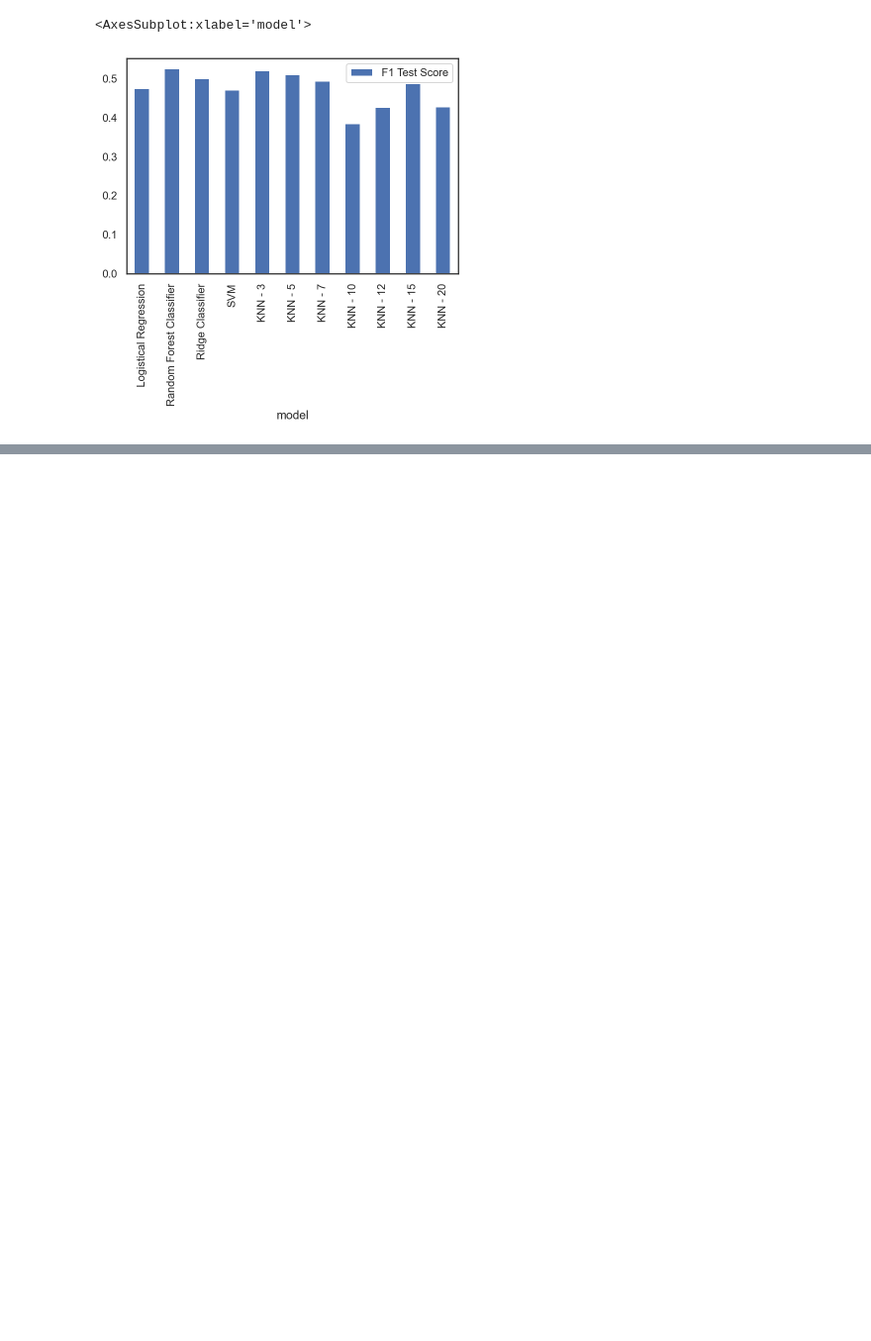
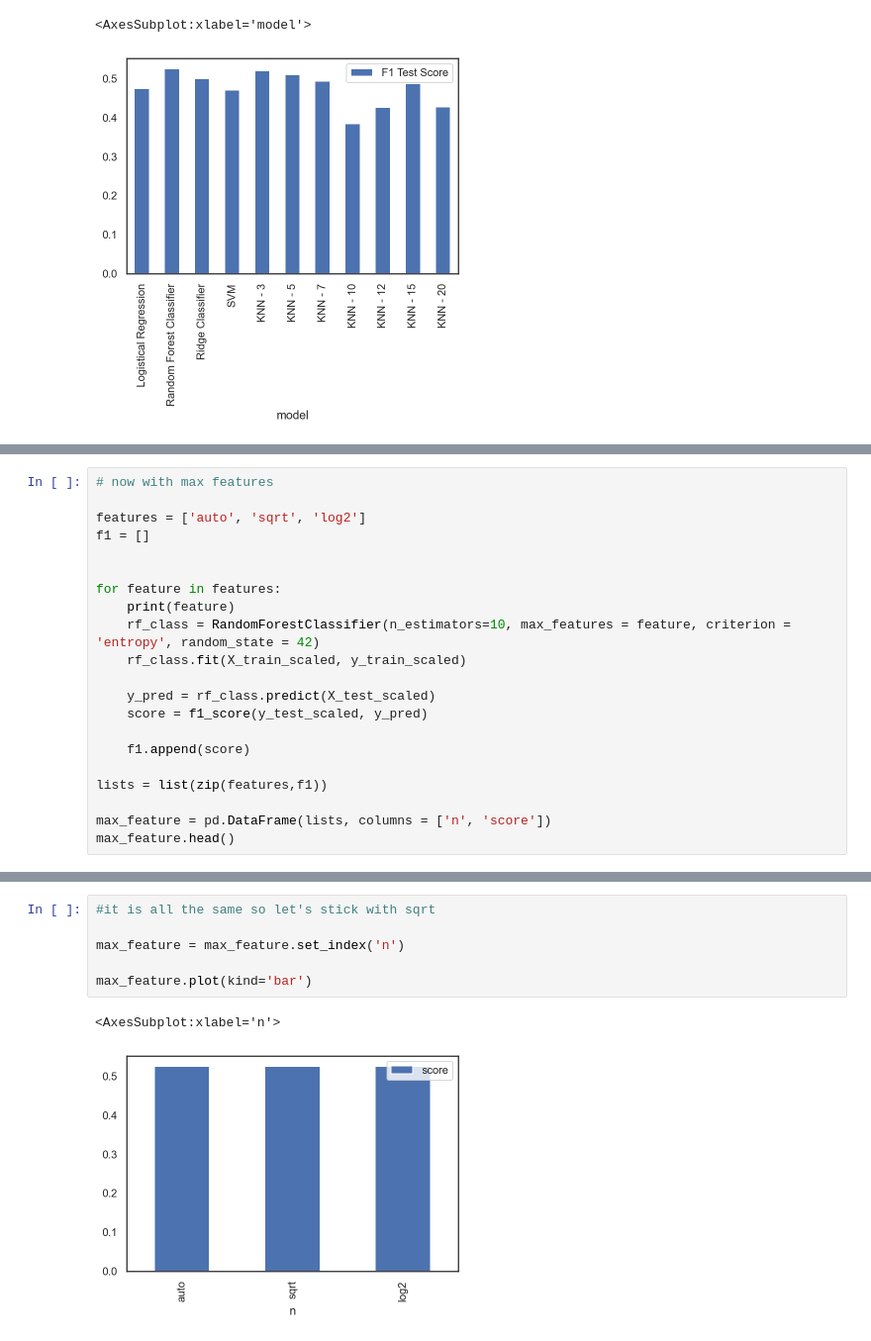
Before and after one commit to vmmadathil/spotify-acrostic, a Jupyter notebook: notebooks/03-VM-Binary_Prep.ipynb, the cells around one changed output, grey strips where cells are left out. Shown at 99% size. Saved outputs shown, nothing was run; the diff lists cells and outputs as text; blank space fills up the shorter version.

```diff
--- a/notebooks/03-VM-Binary_Prep.ipynb
+++ b/notebooks/03-VM-Binary_Prep.ipynb
@@ -357,0 +485,21 @@ model_results.plot(kind = 'bar')
+# %%
+# now with max features
+
+features = ['auto', 'sqrt', 'log2']
+f1 = []
+
+
+for feature in features:
+    print(feature)
+    rf_class = RandomForestClassifier(n_estimators=10, max_features = feature, criterion = 'entropy', random_state = 42)
+    rf_class.fit(X_train_scaled, y_train_scaled)
+
+    y_pred = rf_class.predict(X_test_scaled)
+    score = f1_score(y_test_scaled, y_pred)
+
+    f1.append(score)
+
+lists = list(zip(features,f1))
+
+max_feature = pd.DataFrame(lists, columns = ['n', 'score'])
+max_feature.head()
@@ -357,0 +514,9 @@ model_results.plot(kind = 'bar')
+# %%
+#it is all the same so let's stick with sqrt
+
+max_feature = max_feature.set_index('n')
+
+max_feature.plot(kind='bar')
+# %% [output]
+<AxesSubplot:xlabel='n'>
+[figure, added]
```
Also changed, not shown: parts of 15 cells of this notebook.
